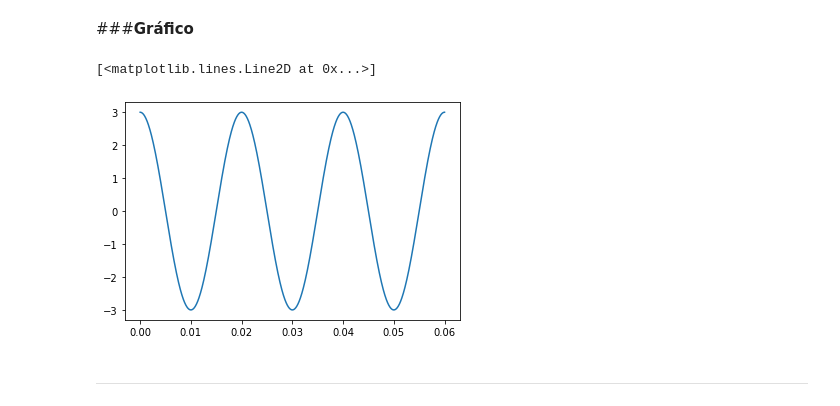
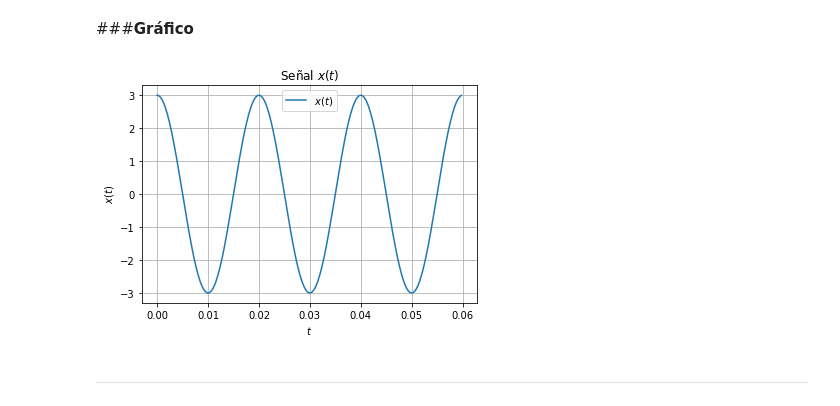
Before and after one commit to aguaranguay/se-ales, a Jupyter notebook: Taller1.ipynb, the cells around one changed output. Drawn from its saved outputs; the diff is of its cells as text; code cells hidden in the pictures.

```diff
--- a/Taller1.ipynb
+++ b/Taller1.ipynb
@@ -135,15 +135,22 @@ por lo tanto $x(t) = 3 cos(\omega  t) = 3cos(\omega  (t+T)) = x(t) = 3 cos(\omeg
 # %%
 import numpy as np
 import matplotlib.pyplot as plt
 w = 100*np.pi
 f = w/(2*np.pi)
 T = 1/f
-t = np.linspace(0,3*T,1000)
+fs=100*f
+ts=1/fs
+t = np.arange(0,3*T,ts)
 x = 3*np.cos(w*t)
-plt.plot(t,x)
+plt.plot(t,x, label="$x(t)$")
+plt.legend()
+plt.xlabel('$t$')
+plt.grid()
+plt.ylabel('$x(t)$')
+plt.title("Señal $x(t)$")
+plt.show()
 # %% [output]
-[<matplotlib.lines.Line2D at 0x...>]
-[figure, old version]
+[figure, new version]
 # %% [markdown]
 
 
```
Also changed, not shown: parts of 24 cells of this notebook.
